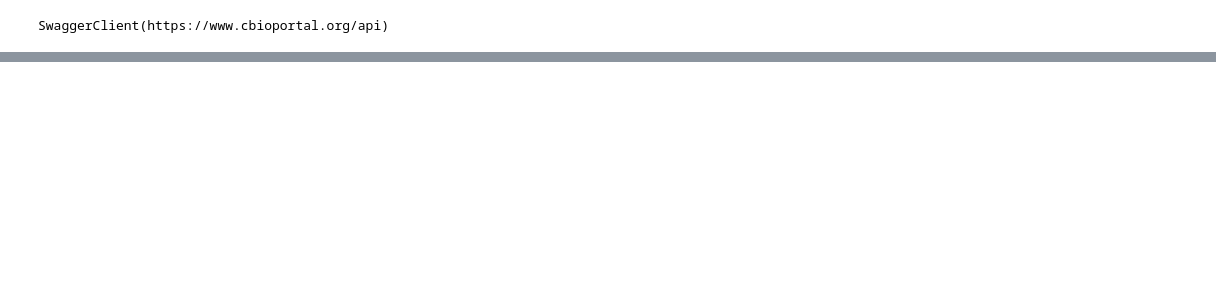
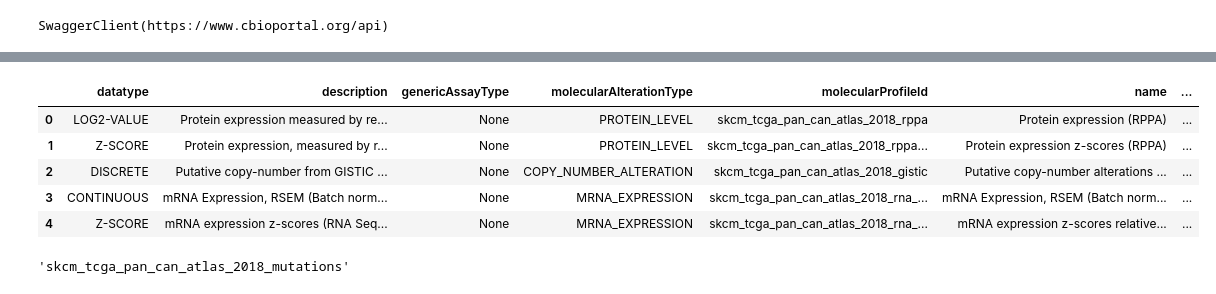
Before and after one commit to arfathpasha/workbench, a Jupyter notebook: python/intro/survival.ipynb, the cells around one changed output, grey strips where cells are left out. Drawn from its saved outputs; the diff is of its cells as text; code cells hidden in the pictures; blank space fills up the shorter version.

```diff
--- a/python/intro/survival.ipynb
+++ b/python/intro/survival.ipynb
@@ -23,0 +13,25 @@ cbioportal.Molecular_Profiles.getAllMolecularProfilesInStudyUsingGET(studyId='sk
+# %%
+study_id='skcm_tcga_pan_can_atlas_2018'
+# %%
+def get_pandas_df(list):
+    return pd.DataFrame.from_dict([
+            dict(
+                {k:getattr(m,k) for k in m})
+                    for m in list
+                    ])
+# %%
+mol_profiles=cbioportal.Molecular_Profiles.getAllMolecularProfilesInStudyUsingGET(studyId=study_id).result()
+mpdf = get_pandas_df(mol_profiles)
+mpdf.head()
+# %% [output]
+|  | datatype | description | genericAssayType | molecularAlterationType | molecularProfileId | name | ... |
+| 0 | LOG2-VALUE | Protein expression measured by re... | None | PROTEIN_LEVEL | skcm_tcga_pan_can_atlas_2018_rppa | Protein expression (RPPA) | ... |
+| 1 | Z-SCORE | Protein expression, measured by r... | None | PROTEIN_LEVEL | skcm_tcga_pan_can_atlas_2018_rppa... | Protein expression z-scores (RPPA) | ... |
+| 2 | DISCRETE | Putative copy-number from GISTIC ... | None | COPY_NUMBER_ALTERATION | skcm_tcga_pan_can_atlas_2018_gistic | Putative copy-number alterations ... | ... |
+| 3 | CONTINUOUS | mRNA Expression, RSEM (Batch norm... | None | MRNA_EXPRESSION | skcm_tcga_pan_can_atlas_2018_rna_... | mRNA Expression, RSEM (Batch norm... | ... |
+| 4 | Z-SCORE | mRNA expression z-scores (RNA Seq... | None | MRNA_EXPRESSION | skcm_tcga_pan_can_atlas_2018_rna_... | mRNA expression z-scores relative... | ... |
+# %%
+mol_profile_id = mpdf.loc[mpdf['name'] == 'Mutations']['molecularProfileId'].item()
+mol_profile_id
+# %% [output]
+'skcm_tcga_pan_can_atlas_2018_mutations'
```
Also changed, not shown: parts of 12 cells of this notebook.
